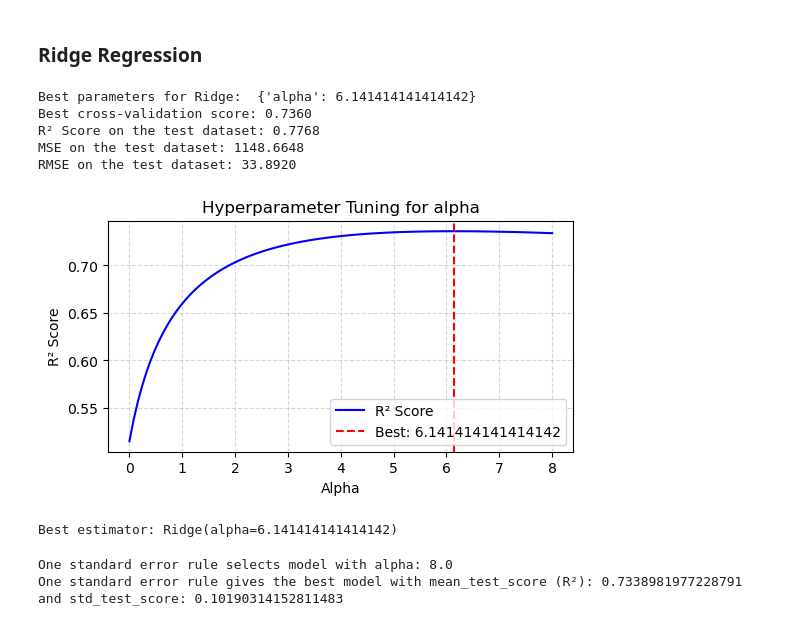
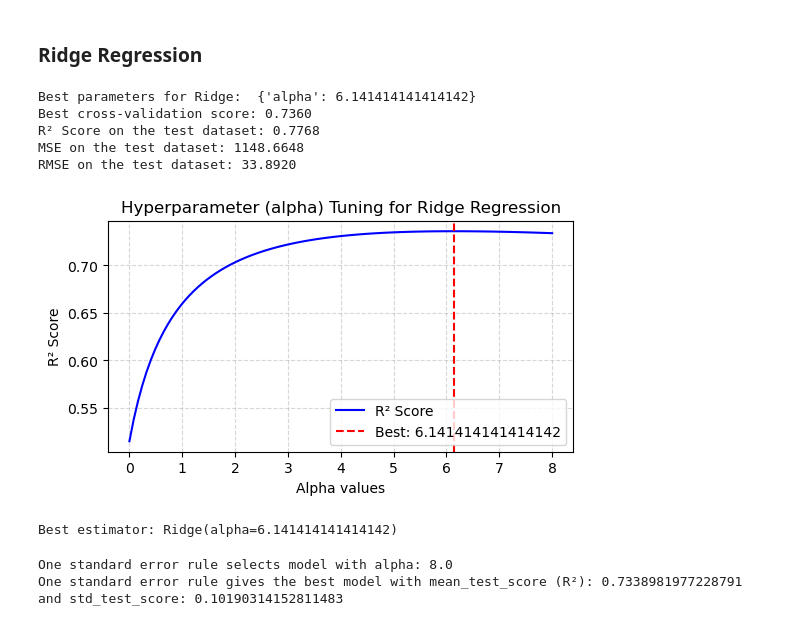
Before and after one commit to saulianskaitee/case1_CDA, a Jupyter notebook: 3_regularized.ipynb, the cells around one changed output. Drawn from its saved outputs; the diff is of its cells as text; code cells hidden in the pictures.

```diff
--- a/3_regularized.ipynb
+++ b/3_regularized.ipynb
@@ -60,36 +60,36 @@ y_pred_ridge = best_model_ridge.predict(Xtest)
 # Calculate R² score on test set
 test_R2 = r2_score(ytest, y_pred_ridge)
 test_MSE = mean_squared_error(ytest, y_pred_ridge)
 test_RMSE = root_mean_squared_error(ytest, y_pred_ridge)
 
 print("R² Score on the test dataset: {:.4f}".format(test_R2))
 print("MSE on the test dataset: {:.4f}".format(test_MSE))
 print("RMSE on the test dataset: {:.4f}".format(test_RMSE))
 
 # Get the mean test scores from the cross-validation results
 alphas = np.linspace(0, 8, 100)
 mean_test_scores = Ridge_.cv_results_['mean_test_score']
 
 # Plot the results of hyperparameter tuning
 plt.figure(figsize=(6, 3))
 plt.plot(alphas, mean_test_scores, linestyle='-', color='b', label='R² Score')
 plt.axvline(Ridge_.best_params_['alpha'], color='r', linestyle='--', label=f"Best: {Ridge_.best_params_['alpha']}")
-plt.xlabel('Alpha')
+plt.xlabel('Alpha values')
 plt.ylabel('R² Score')
-plt.title('Hyperparameter Tuning for alpha')
+plt.title('Hyperparameter (alpha) Tuning for Ridge Regression')
 plt.legend()
 plt.grid(True, linestyle='--', alpha=0.5)
 plt.show()
 
 # Print best estimator
 print(f'Best estimator: {Ridge_.best_estimator_}')
 # %% [output]
 Best parameters for Ridge:  {'alpha': 6.141414141414142}
 Best cross-validation score: 0.7360
 R² Score on the test dataset: 0.7768
 MSE on the test dataset: 1148.6648
 RMSE on the test dataset: 33.8920
-[figure, old version]
+[figure, new version]
 Best estimator: Ridge(alpha=6.141414141414142)
 # %%
 # Get the mean test R² scores and standard deviations
```
Also changed, not shown: parts of 3 cells of this notebook, 5 other files.
